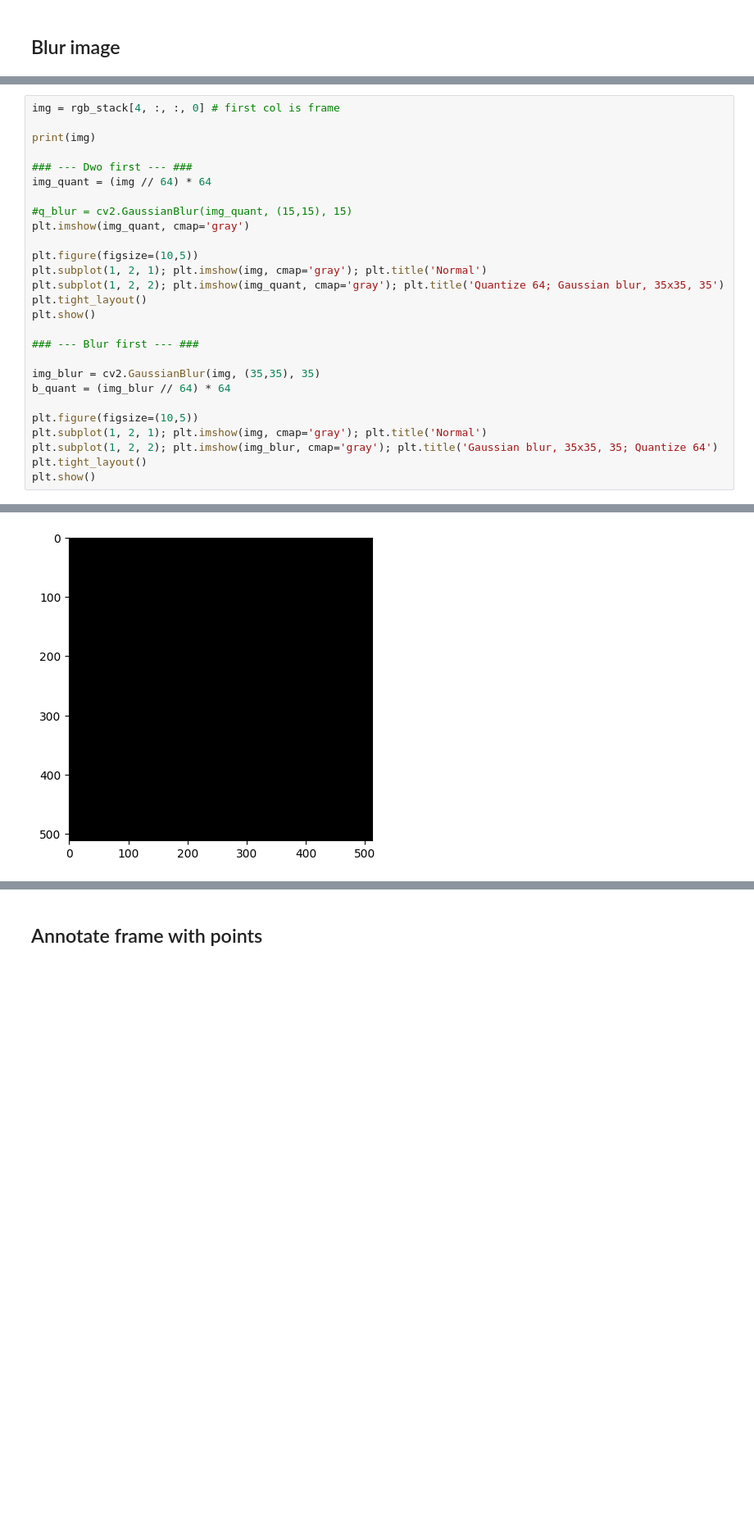
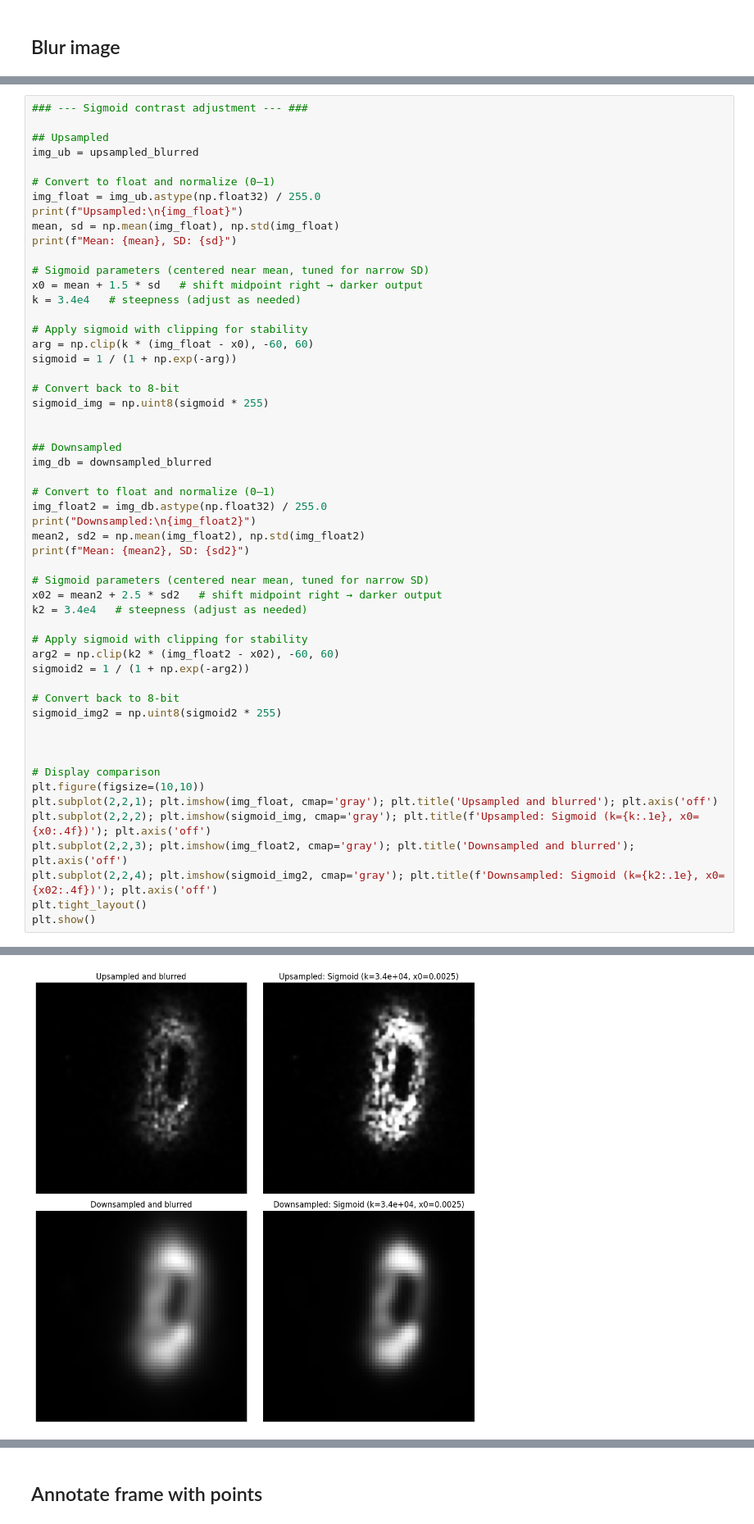
Before and after one commit to signynas/diet4CoLA, a Jupyter notebook: perpendicular/perpendicular_velocities.ipynb, the cells around one changed output, grey strips where cells are left out. Shown at 82% size. Saved outputs shown, nothing was run; the diff lists cells and outputs as text; blank space fills up the shorter version.

```diff
--- a/perpendicular/perpendicular_velocities.ipynb
+++ b/perpendicular/perpendicular_velocities.ipynb
@@ -359,28 +356,55 @@ plt.show()
 # %%
-img = rgb_stack[4, :, :, 0] # first col is frame
+### --- Sigmoid contrast adjustment --- ###
 
-print(img)
+## Upsampled
+img_ub = upsampled_blurred
 
-### --- Dwo first --- ###
-img_quant = (img // 64) * 64
+# Convert to float and normalize (0–1)
+img_float = img_ub.astype(np.float32) / 255.0
+print(f"Upsampled:\n{img_float}")
+mean, sd = np.mean(img_float), np.std(img_float)
+print(f"Mean: {mean}, SD: {sd}")
 
-#q_blur = cv2.GaussianBlur(img_quant, (15,15), 15)
-plt.imshow(img_quant, cmap='gray')
+# Sigmoid parameters (centered near mean, tuned for narrow SD)
+x0 = mean + 1.5 * sd   # shift midpoint right → darker output
+k = 3.4e4   # steepness (adjust as needed)
 
-plt.figure(figsize=(10,5))
-plt.subplot(1, 2, 1); plt.imshow(img, cmap='gray'); plt.title('Normal')
-plt.subplot(1, 2, 2); plt.imshow(img_quant, cmap='gray'); plt.title('Quantize 64; Gaussian blur, 35x35, 35')
+# Apply sigmoid with clipping for stability
+arg = np.clip(k * (img_float - x0), -60, 60)
+sigmoid = 1 / (1 + np.exp(-arg))
+
+# Convert back to 8-bit
+sigmoid_img = np.uint8(sigmoid * 255)
+
+
+## Downsampled
+img_db = downsampled_blurred
+
+# Convert to float and normalize (0–1)
+img_float2 = img_db.astype(np.float32) / 255.0
+print("Downsampled:\n{img_float2}")
+mean2, sd2 = np.mean(img_float2), np.std(img_float2)
+print(f"Mean: {mean2}, SD: {sd2}")
+
+# Sigmoid parameters (centered near mean, tuned for narrow SD)
+x02 = mean2 + 2.5 * sd2   # shift midpoint right → darker output
+k2 = 3.4e4   # steepness (adjust as needed)
+
+# Apply sigmoid with clipping for stability
+arg2 = np.clip(k2 * (img_float2 - x02), -60, 60)
+sigmoid2 = 1 / (1 + np.exp(-arg2))
+
+# Convert back to 8-bit
+sigmoid_img2 = np.uint8(sigmoid2 * 255)
+
+
+
+# Display comparison
+plt.figure(figsize=(10,10))
+plt.subplot(2,2,1); plt.imshow(img_float, cmap='gray'); plt.title('Upsampled and blurred'); plt.axis('off')
+plt.subplot(2,2,2); plt.imshow(sigmoid_img, cmap='gray'); plt.title(f'Upsampled: Sigmoid (k={k:.1e}, x0={x0:.4f})'); plt.axis('off')
+plt.subplot(2,2,3); plt.imshow(img_float2, cmap='gray'); plt.title('Downsampled and blurred'); plt.axis('off')
+plt.subplot(2,2,4); plt.imshow(sigmoid_img2, cmap='gray'); plt.title(f'Downsampled: Sigmoid (k={k2:.1e}, x0={x02:.4f})'); plt.axis('off')
 plt.tight_layout()
 plt.show()
-
-### --- Blur first --- ###
-
-img_blur = cv2.GaussianBlur(img, (35,35), 35)
-b_quant = (img_blur // 64) * 64
-
-plt.figure(figsize=(10,5))
-plt.subplot(1, 2, 1); plt.imshow(img, cmap='gray'); plt.title('Normal')
-plt.subplot(1, 2, 2); plt.imshow(img_blur, cmap='gray'); plt.title('Gaussian blur, 35x35, 35; Quantize 64')
-plt.tight_layout()
-plt.show()
 # %% [output]
@@ -394 +423 @@ plt.show()
-[figure, old version]
+[figure, new version]
```
Also changed, not shown: parts of 3 cells of this notebook.
